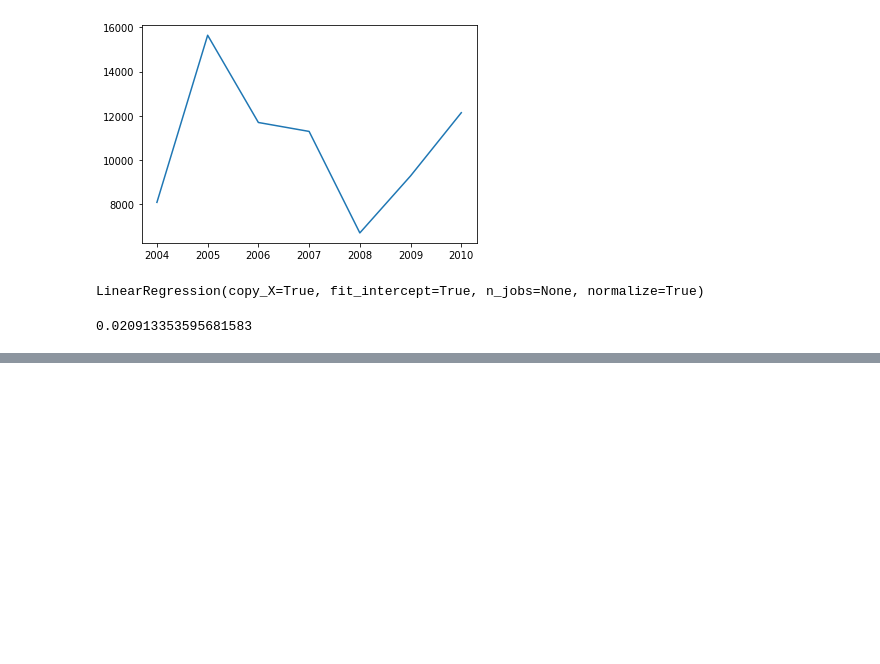
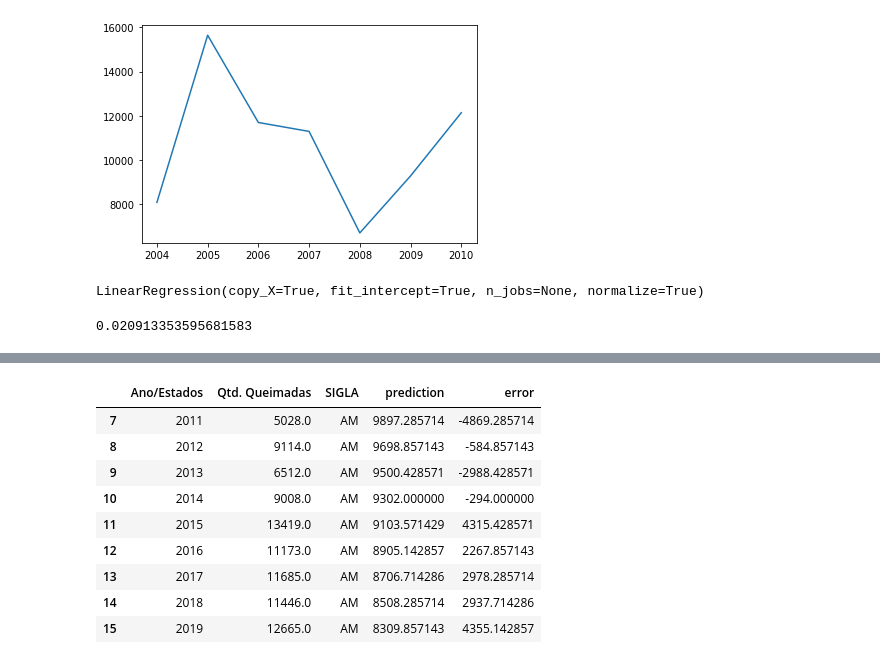
Before and after one commit to alynenogu/Pos-Graduacao---Ciencia-de-Dados, a Jupyter notebook: Machine Learning - monografia v2.ipynb, the cells around one changed output, grey strips where cells are left out. Saved outputs shown, nothing was run; the diff lists cells and outputs as text; code cells hidden in the pictures; blank space fills up the shorter version.

Commit message:
Adicionando modelo com predição - ainda não ok

```diff
--- a/Machine Learning - monografia v2.ipynb
+++ b/Machine Learning - monografia v2.ipynb
@@ -181,0 +198,3 @@ print(lin_reg.score(x_train,y_train))
+# %%
+#Prevê o resultado
+predicao = lin_reg.predict(x_teste)
@@ -181,0 +207,2 @@ print(lin_reg.score(x_train,y_train))
+# %%
+df_teste = teste.copy()
@@ -181,0 +222,18 @@ print(lin_reg.score(x_train,y_train))
+# %%
+df_teste['prediction'] = predicao
+# %%
+#Diferença do Modelo e Predição
+df_teste['error'] = df_teste['Qtd. Queimadas'] - df_teste['prediction']
+# %%
+df_teste
+# %% [output]
+|  | Ano/Estados | Qtd. Queimadas | SIGLA | prediction | error |
+| 7 | 2011 | 5028.0 | AM | 9897.285714 | -4869.285714 |
+| 8 | 2012 | 9114.0 | AM | 9698.857143 | -584.857143 |
+| 9 | 2013 | 6512.0 | AM | 9500.428571 | -2988.428571 |
+| 10 | 2014 | 9008.0 | AM | 9302.000000 | -294.000000 |
+| 11 | 2015 | 13419.0 | AM | 9103.571429 | 4315.428571 |
+| 12 | 2016 | 11173.0 | AM | 8905.142857 | 2267.857143 |
+| 13 | 2017 | 11685.0 | AM | 8706.714286 | 2978.285714 |
+| 14 | 2018 | 11446.0 | AM | 8508.285714 | 2937.714286 |
+| 15 | 2019 | 12665.0 | AM | 8309.857143 | 4355.142857 |
```
Also changed, not shown: parts of 4 cells of this notebook.
